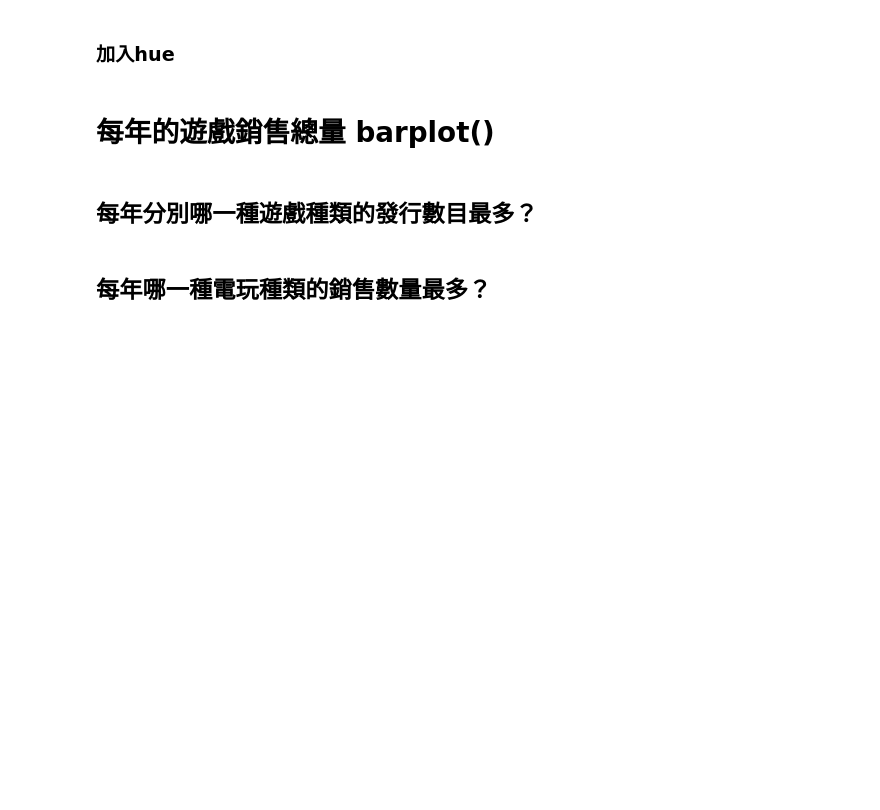
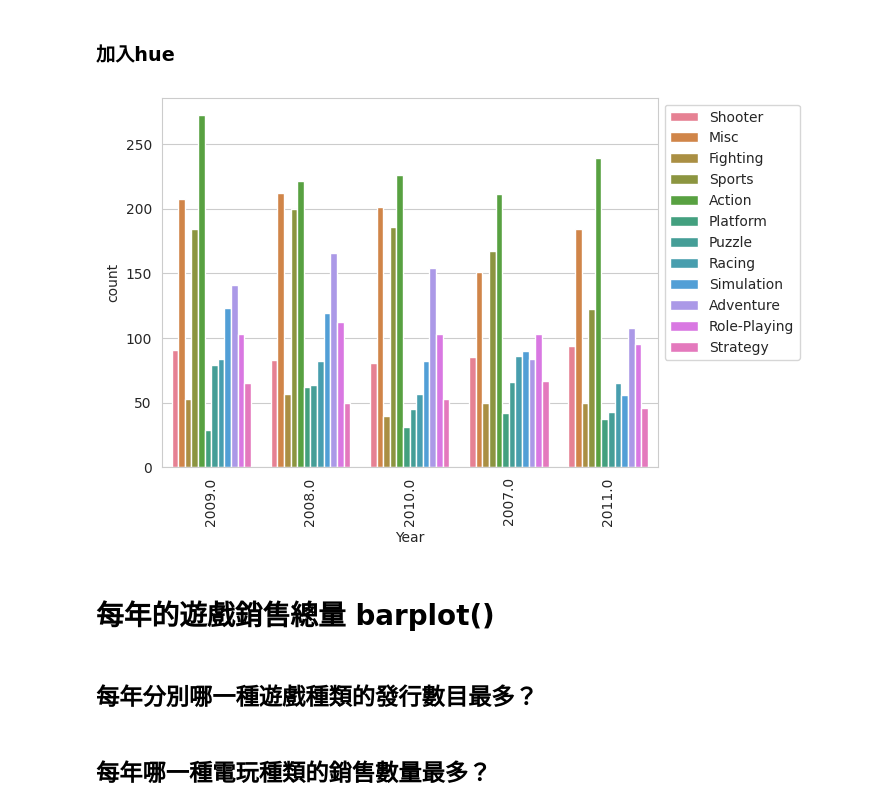
Before and after one commit to Yiting916/data_analysis, a Jupyter notebook: 05-02.LAB_VideoGameSales.ipynb, the cells around one changed output. Cells and saved outputs as stored; diff of their text form; code cells hidden in the pictures; blank space fills up the shorter version.

```diff
--- a/05-02.LAB_VideoGameSales.ipynb
+++ b/05-02.LAB_VideoGameSales.ipynb
@@ -124,3 +285,13 @@ data.head(10)
+# %%
+# 畫出直方圖顯示：
+# 發行電玩數量最多的前五年的數量
+# 依據電玩種類分別顯示
+sns.countplot(x='Year', data=data, order=data['Year'].value_counts().index[:5], hue="Genre")
+plt.legend(bbox_to_anchor=(1, 1))
+plt.xticks(rotation=90)
+plt.show()
+# %% [output]
+[figure, added]
 # %%
 #練習題
 # 畫出直方圖顯示：
```
Also changed, not shown: parts of 20 cells of this notebook.
